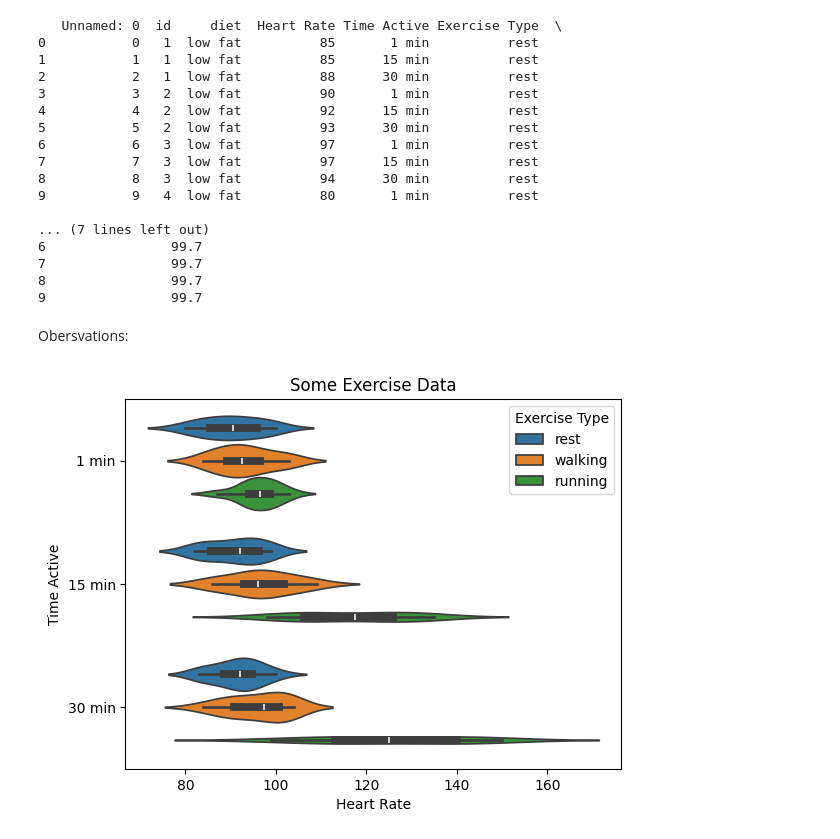
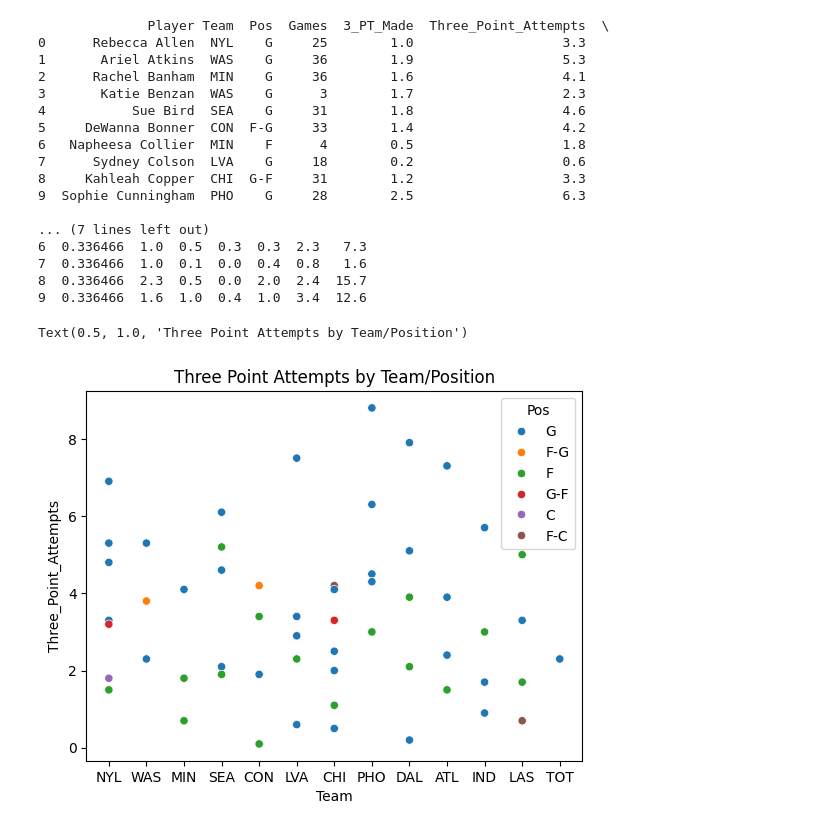
Before and after one commit to mindy0cruz/datafun-06-eda, a Jupyter notebook: mindycruz_eda.ipynb, the cells around one changed output. Cells and saved outputs as stored; diff of their text form; code cells hidden in the pictures.

```diff
--- a/mindycruz_eda.ipynb
+++ b/mindycruz_eda.ipynb
@@ -15,7 +19,7 @@ import seaborn as sns
 # Data Aquisition
 
 # Load the dataset into a pandas DataFrame - adjust this process for your custom data
-df = sns.load_dataset('exercise')
+df = pd.read_csv('wnba.csv')
 
 # Inspect first rows of the DataFrame
 print(df.head())
@@ -96,51 +127,41 @@ Observations:
  #Initial Data Transformation and Feature Engineering
 
 #Rename columns
-df.rename(columns={'pulse': 'Heart Rate'}, inplace=True)
-df.rename(columns={'kind': 'Exercise Type'}, inplace=True)
-df.rename(columns={'time': 'Time Active'}, inplace=True)
+df.rename(columns={'G': 'Games'}, inplace=True)
+df.rename(columns={'3PA': 'Three_Point_Attempts'}, inplace=True)
+df.rename(columns={'3P': '3_PT_Made'}, inplace=True)
 
 #Calculate
-average_heart_rate = df['Heart Rate'].mean()
+average_3pt_perc = df['3P%'].mean()
 
 #New Column
-df['Average Heart Rate'] = average_heart_rate
+df['3P%']= average_3pt_perc
 
 
 #Check data transformations
 print(df.head(10))
 # %% [output]
-   Unnamed: 0  id     diet  Heart Rate Time Active Exercise Type  \
-0           0   1  low fat          85       1 min          rest
-1           1   1  low fat          85      15 min          rest
-2           2   1  low fat          88      30 min          rest
-3           3   2  low fat          90       1 min          rest
-4           4   2  low fat          92      15 min          rest
-5           5   2  low fat          93      30 min          rest
-6           6   3  low fat          97       1 min          rest
-7           7   3  low fat          97      15 min          rest
-8           8   3  low fat          94      30 min          rest
-9           9   4  low fat          80       1 min          rest
+              Player Team  Pos  Games  3_PT_Made  Three_Point_Attempts  \
+0      Rebecca Allen  NYL    G     25        1.0                   3.3
+1       Ariel Atkins  WAS    G     36        1.9                   5.3
+2      Rachel Banham  MIN    G     36        1.6                   4.1
+3       Katie Benzan  WAS    G      3        1.7                   2.3
+4           Sue Bird  SEA    G     31        1.8                   4.6
+5     DeWanna Bonner  CON  F-G     33        1.4                   4.2
+6   Napheesa Collier  MIN    F      4        0.5                   1.8
+7      Sydney Colson  LVA    G     18        0.2                   0.6
+8     Kahleah Copper  CHI  G-F     31        1.2                   3.3
+9  Sophie Cunningham  PHO    G     28        2.5                   6.3
 
 ... (7 lines left out)
-6                99.7
-7                99.7
-8                99.7
-9                99.7
+6  0.336466  1.0  0.5  0.3  0.3  2.3   7.3
+7  0.336466  1.0  0.1  0.0  0.4  0.8   1.6
+8  0.336466  2.3  0.5  0.0  2.0  2.4  15.7
+9  0.336466  1.6  1.0  0.4  1.0  3.4  12.6
-# %% [markdown]
-Obersvations:
 # %%
 #Initial Visualizations
-
-
-# Initial Visualizations
-sns.violinplot(
-    data=df,
-    x="Heart Rate",
-    y="Time Active",
-    hue="Exercise Type"
-)
-plt.title('Some Exercise Data')
-plt.show()
+sns.scatterplot(data=df, x='Team', y='Three_Point_Attempts', hue='Pos')
+plt.title("Three Point Attempts by Team/Position")
 # %% [output]
+Text(0.5, 1.0, 'Three Point Attempts by Team/Position')
-[figure, old version]
+[figure, new version]
```
Also changed, not shown: parts of 21 cells of this notebook, 1 other file.
